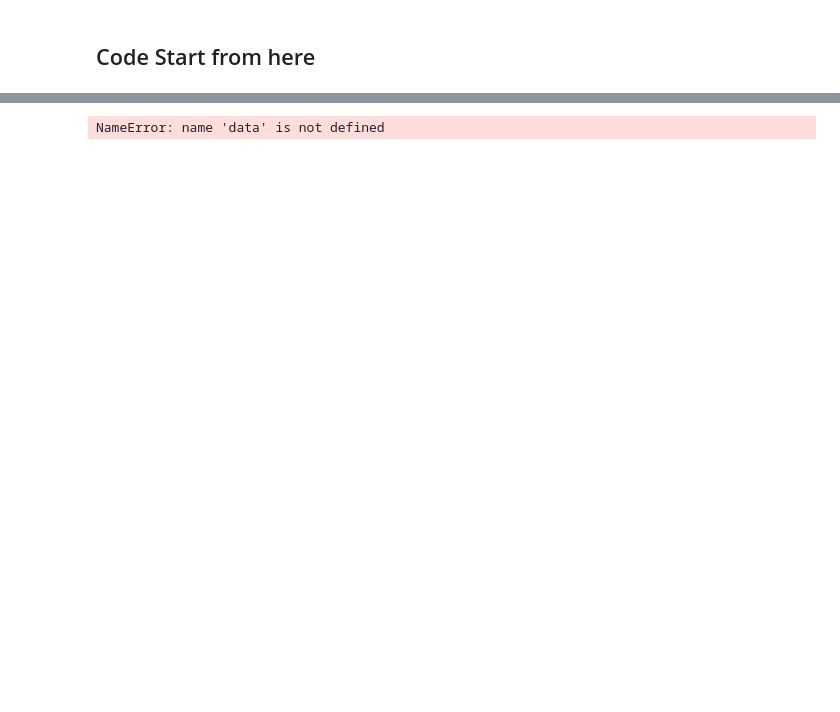
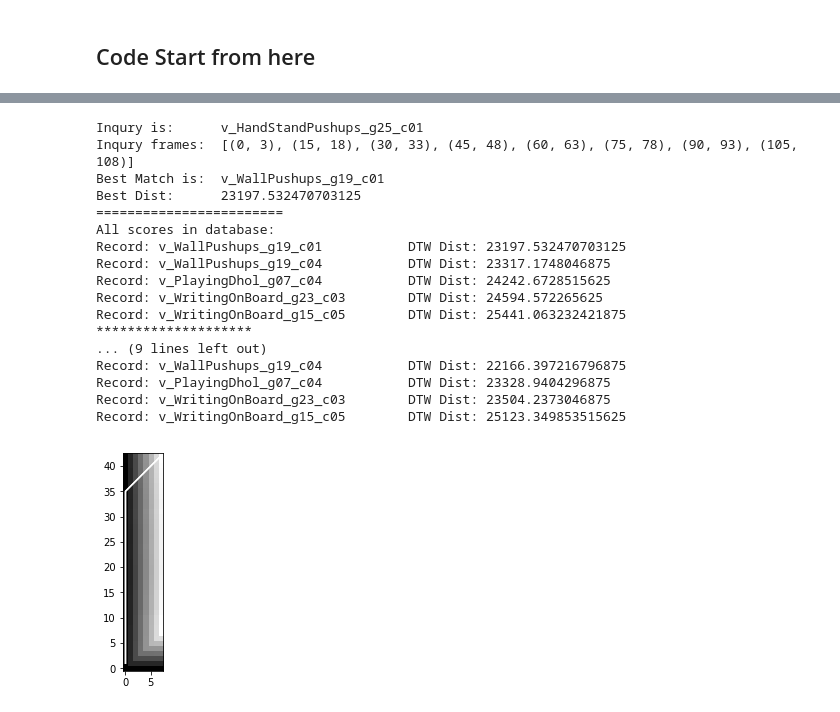
Before and after one commit to myt00seven/videodl, a Jupyter notebook: seq_inquiry/[OnGoing]V2VIR_V4.ipynb, the cells around one changed output, grey strips where cells are left out. Saved outputs shown, nothing was run; the diff lists cells and outputs as text; code cells hidden in the pictures; blank space fills up the shorter version.

```diff
--- a/seq_inquiry/[OnGoing]V2VIR_V4.ipynb
+++ b/seq_inquiry/[OnGoing]V2VIR_V4.ipynb
@@ -217,14 +243,11 @@ def create_database(data):
         smp = data.data[i]
         # ['train', 'BaseballPitch', 'v_BaseballPitch_g25_c06', '123']
         vid_len = int(smp[3])
-        frams = data.get_frames_for_sample(smp)
-# No need for this
-#         frams = data.rescale_list(frams, vid_len-1)
+        frams = data.get_frames_for_sample(smp,data.data_dir)
         seq = data.build_image_sequence(frams)
         seq = np.array(seq)
-
         seqX = []
-        print('Idx:',i,  smp[2], 'Length:' , len(seq)-SEQ_LENGTH,'Jump:', (SEQ_LENGTH>>1)+1 )
+        print('Idx:', "%d/%d"%(i, N_database),  smp[2], 'Length:' , len(seq)-SEQ_LENGTH,'Jump:', (SEQ_LENGTH>>1)+1 )
         for j in range(0,len(seq)-SEQ_LENGTH, (SEQ_LENGTH>>1)+1):
             seqX.append(seq[j:j+SEQ_LENGTH])
         seqX = np.array(seqX)
@@ -235,12 +258,13 @@ def create_database(data):
 import random
 def get_inquiry(data, if_random=True, pos = 0):
     if if_random:
-        smp = random.choice(data.data)
+        index = np.random.choice(len(data.data))
+        smp = data.data[index]
     else:
         smp = data.data[pos]
 
     vid_len = int(smp[3])
-    frams = data.get_frames_for_sample(smp)
+    frams = data.get_frames_for_sample(smp, data.data_dir)
     frams = data.rescale_list(frams, vid_len-1)
     seq = data.build_image_sequence(frams)
     seq = np.array(seq)
@@ -281,10 +408,15 @@ def inquiry_in_database(inquiry_seqY, database):
 # %%
-import data_seq
-from scipy.spatial.distance import euclidean
-from dtw import dtw
-%pylab inline
+def initilize(data_path = data_path, seq_length=SEQ_LENGTH, class_limit=DATASET_CLASS_LIMIT, random_class = FLAG_RANDOM_CLASS):
+    # Initilize
 
-data_seq = reload(data_seq)
-data = data_seq.DataSet(seq_length=SEQ_LENGTH,class_limit=20, random_class=True)
-random.shuffle(data.data)
-print(len(data.data))
+    import data_seq
+    from scipy.spatial.distance import euclidean
+    from dtw import dtw
+    %pylab inline
+
+    data_seq = reload(data_seq)
+    data = data_seq.DataSet(data_dir = data_path, seq_length=seq_length,class_limit=class_limit, random_class=random_class)
+    random.shuffle(data.data)
+    print("Number of records in database:", len(data.data))
+    database = create_database(data)
+    return database
@@ -299,0 +483,2 @@ NameError: name 'data' is not defined
+# %%
+database = initilize()
@@ -300,7 +503,32 @@ NameError: name 'data' is not defined
 # %%
 inqs = get_inquiry(data, if_random = True)
+
 seqY = inqs[1]
+inq_result = inquiry_in_database(seqY, database)
+show_inquriy_stats(inqs, inq_result, show_top_limit = 5)
 
-inq_result = inquiry_in_database(seqY, database)
+print("*"*20)
+print("*"*20)
+print("*"*20)
+
+inq_result = inquiry_in_database(seqY, database, match_method = "naive")
+show_inquriy_stats(inqs, inq_result, show_top_limit = 5)
 # %% [output]
-NameError: name 'data' is not defined
+Inqury is:      v_HandStandPushups_g25_c01
+Inqury frames:  [(0, 3), (15, 18), (30, 33), (45, 48), (60, 63), (75, 78), (90, 93), (105, 108)]
+Best Match is:  v_WallPushups_g19_c01
+Best Dist:      23197.532470703125
+========================
+All scores in database:
+Record: v_WallPushups_g19_c01           DTW Dist: 23197.532470703125
+Record: v_WallPushups_g19_c04           DTW Dist: 23317.1748046875
+Record: v_PlayingDhol_g07_c04           DTW Dist: 24242.6728515625
+Record: v_WritingOnBoard_g23_c03        DTW Dist: 24594.572265625
+Record: v_WritingOnBoard_g15_c05        DTW Dist: 25441.063232421875
+********************
+... (9 lines left out)
+Record: v_WallPushups_g19_c04           DTW Dist: 22166.397216796875
+Record: v_PlayingDhol_g07_c04           DTW Dist: 23328.9404296875
+Record: v_WritingOnBoard_g23_c03        DTW Dist: 23504.2373046875
+Record: v_WritingOnBoard_g15_c05        DTW Dist: 25123.349853515625
+[figure, added]
```
Also changed, not shown: parts of 25 cells of this notebook, 1 other file.
